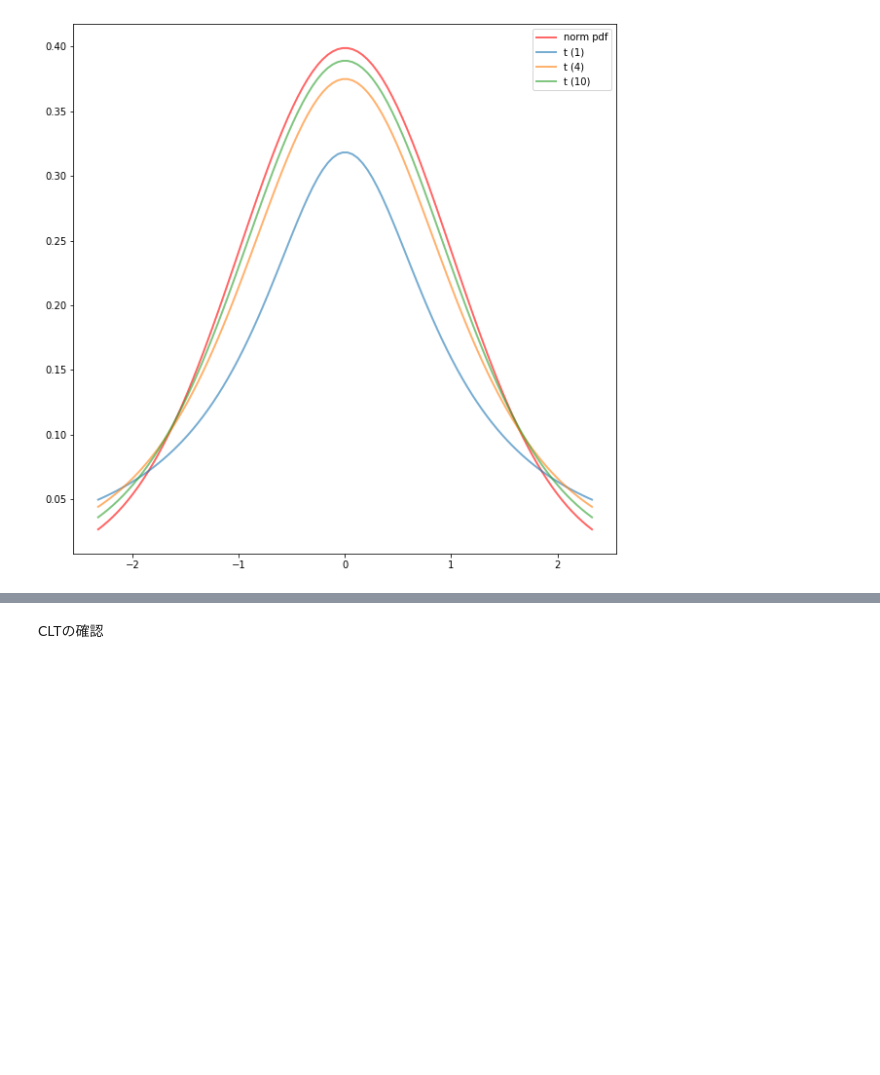
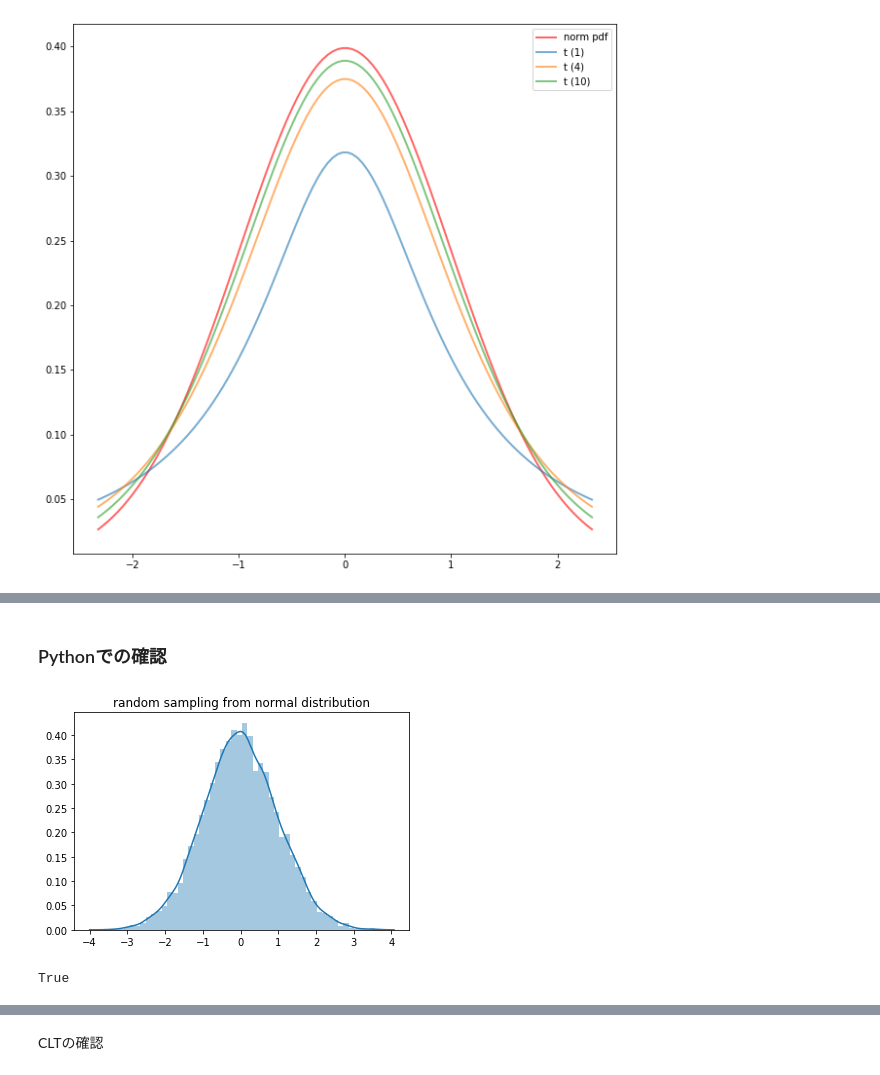
Before and after one commit to RyoNakagami/causal_inference, a Jupyter notebook: causal_inference101/ch_01/textbook_ch01.ipynb, the cells around one changed output, grey strips where cells are left out. Drawn from its saved outputs; the diff is of its cells as text; code cells hidden in the pictures; blank space fills up the shorter version.

```diff
--- a/causal_inference101/ch_01/textbook_ch01.ipynb
+++ b/causal_inference101/ch_01/textbook_ch01.ipynb
@@ -294,0 +372,2 @@ $$
+# %% [markdown]
+### Pythonでの確認
@@ -294,0 +377,16 @@ $$
+# %%
+n = 10000
+H = helmert(n, full = True)
+Z = np.random.normal(loc = 0, scale = 1, size = n)
+
+sns.distplot(Z).set_title('random sampling from normal distribution')
+plt.show()
+# %% [output]
+[figure, added]
+# %%
+### 直行性の確認
+I = np.identity(n)
+I_hat = H.T @ H
+np.allclose(I, I_hat)
+# %% [output]
+True
```
Also changed, not shown: parts of 13 cells of this notebook, 7 other files.
